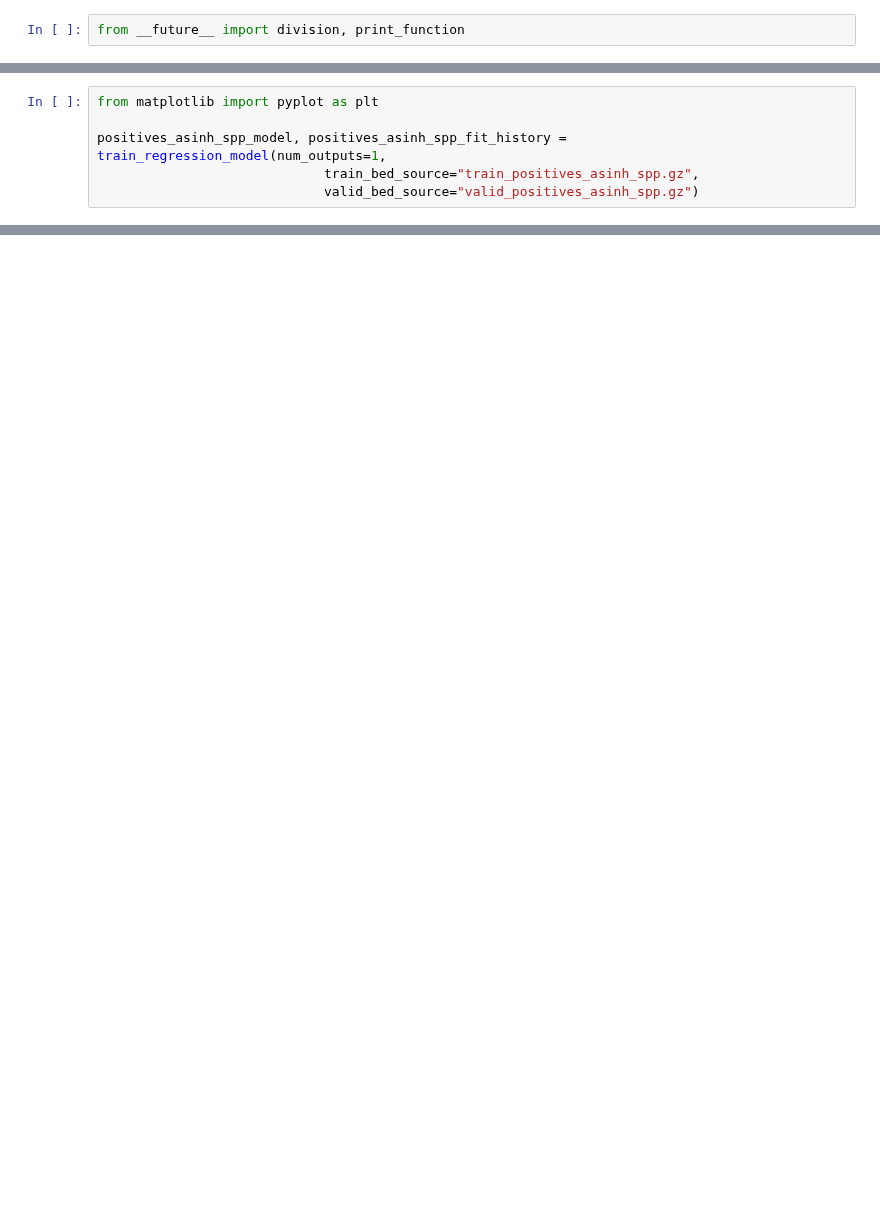
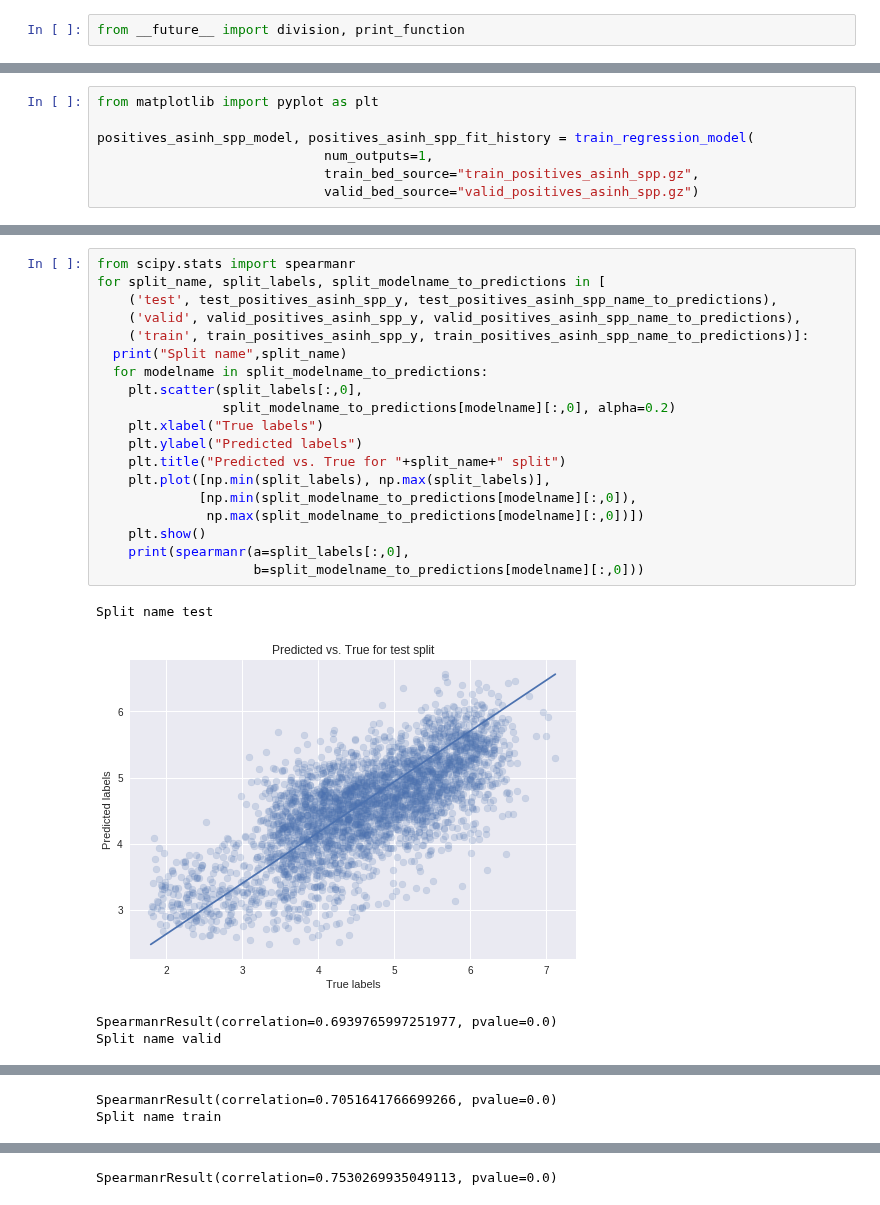
Before and after one commit to AvantiShri/colab_notebooks, a Jupyter notebook: Abhi_CTCF_Replication.ipynb, the cells around one changed output, grey strips where cells are left out. Drawn from its saved outputs; the diff is of its cells as text; blank space fills up the shorter version.

Commit message:
Using hg38 now - 70% spearman

```diff
--- a/Abhi_CTCF_Replication.ipynb
+++ b/Abhi_CTCF_Replication.ipynb
@@ -169,7 +180,8 @@ def train_regression_model(num_outputs,
 # %%
 from matplotlib import pyplot as plt
 
-positives_asinh_spp_model, positives_asinh_spp_fit_history = train_regression_model(num_outputs=1,
+positives_asinh_spp_model, positives_asinh_spp_fit_history = train_regression_model(
+                             num_outputs=1,
                              train_bed_source="train_positives_asinh_spp.gz",
                              valid_bed_source="valid_positives_asinh_spp.gz")
 # %% [output]
@@ -248,0 +273,24 @@ plt.show()
+# %%
+from scipy.stats import spearmanr
+for split_name, split_labels, split_modelname_to_predictions in [
+    ('test', test_positives_asinh_spp_y, test_positives_asinh_spp_name_to_predictions),
+    ('valid', valid_positives_asinh_spp_y, valid_positives_asinh_spp_name_to_predictions),
+    ('train', train_positives_asinh_spp_y, train_positives_asinh_spp_name_to_predictions)]:
+  print("Split name",split_name)
+  for modelname in split_modelname_to_predictions:
+    plt.scatter(split_labels[:,0],
+                split_modelname_to_predictions[modelname][:,0], alpha=0.2)
+    plt.xlabel("True labels")
+    plt.ylabel("Predicted labels")
+    plt.title("Predicted vs. True for "+split_name+" split")
+    plt.plot([np.min(split_labels), np.max(split_labels)],
+             [np.min(split_modelname_to_predictions[modelname][:,0]),
+              np.max(split_modelname_to_predictions[modelname][:,0])])
+    plt.show()
+    print(spearmanr(a=split_labels[:,0],
+                    b=split_modelname_to_predictions[modelname][:,0]))
+# %% [output]
+Split name test
+[figure, added]
+SpearmanrResult(correlation=0.6939765997251977, pvalue=0.0)
+Split name valid
@@ -248,0 +298,2 @@ plt.show()
+SpearmanrResult(correlation=0.7051641766699266, pvalue=0.0)
+Split name train
@@ -248,0 +301 @@ plt.show()
+SpearmanrResult(correlation=0.7530269935049113, pvalue=0.0)
```
Also changed, not shown: parts of 9 cells of this notebook.
